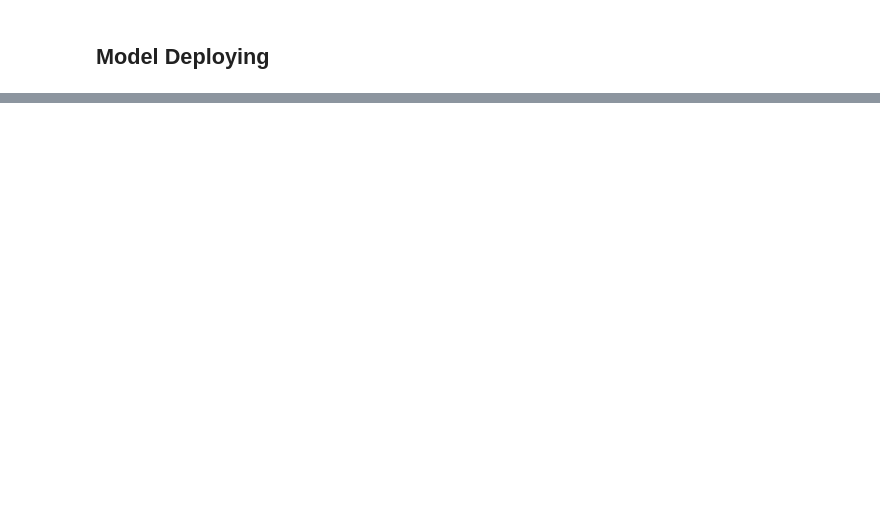
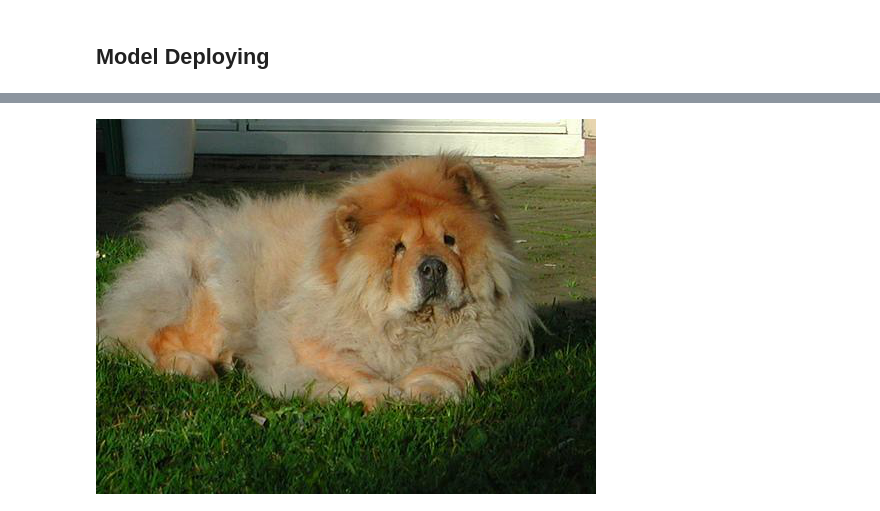
Before and after one commit to SLane35/CD0387-deep-learning-topics-within-computer-vision-nlp-project-starter, a Jupyter notebook: train_and_deploy.ipynb, the cells around one changed output, grey strips where cells are left out. Drawn from its saved outputs; the diff is of its cells as text; code cells hidden in the pictures; blank space fills up the shorter version.

```diff
--- a/train_and_deploy.ipynb
+++ b/train_and_deploy.ipynb
@@ -193,0 +424,7 @@ response = predictor.predict(image)
+# %%
+with open("./dogImages/test/051.Chow_chow/Chow_chow_03591.jpg", "rb") as f:
+    payload = f.read()
+
+Image.open(io.BytesIO(payload))
+# %% [output]
+[figure, added]
```
Also changed, not shown: parts of 30 cells of this notebook, 2 other files.
